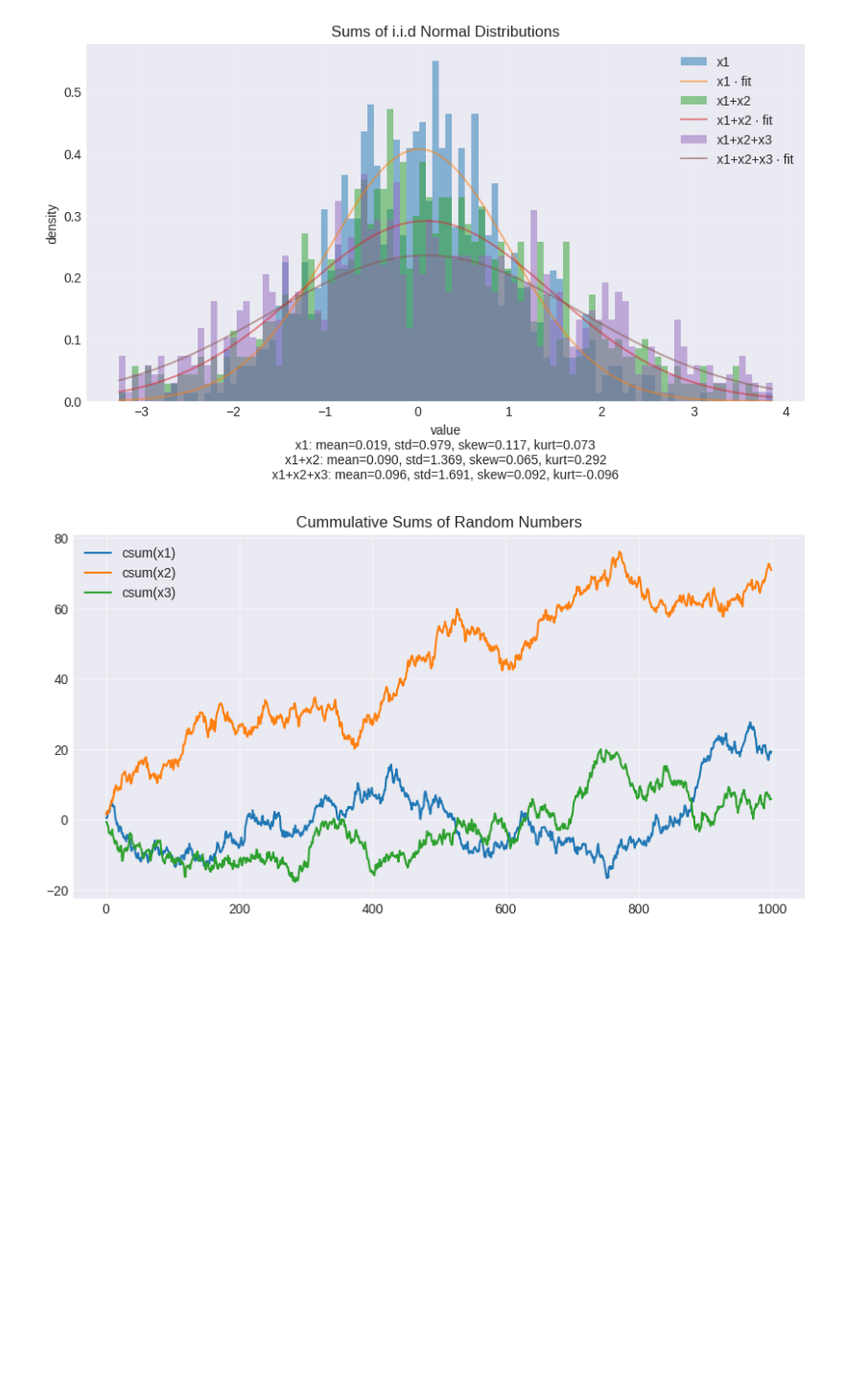
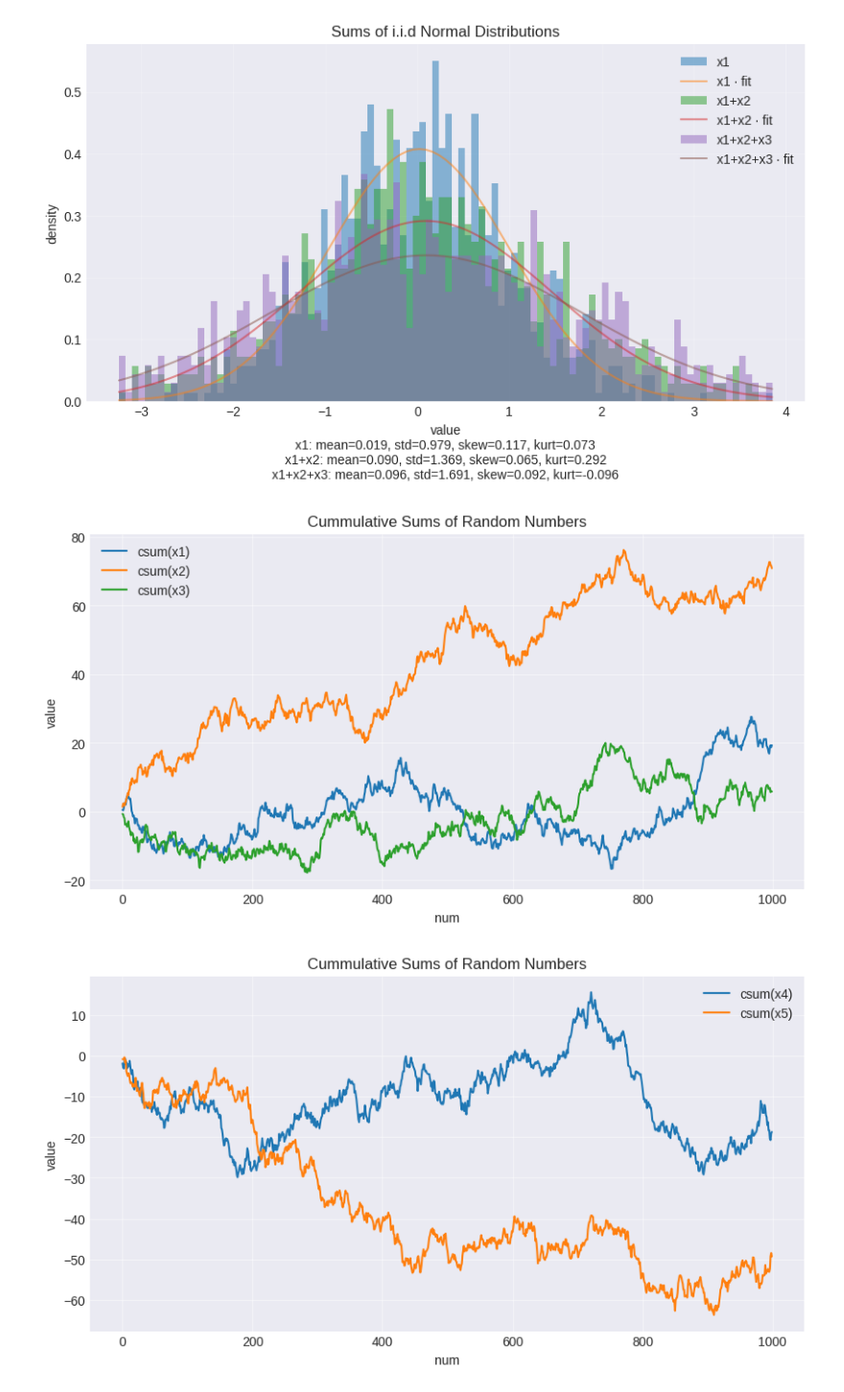
Before and after one commit to Chitaoji/dataplot, a Jupyter notebook: examples/tests.ipynb, the cells around one changed output. Shown: that part at 96% size. Saved outputs shown, nothing was run; the diff lists cells and outputs as text; code cells hidden in the pictures; blank space fills up the shorter version.

```diff
--- a/examples/tests.ipynb
+++ b/examples/tests.ipynb
@@ -25,6 +25,8 @@ print(dp.__version__, dp.__all__)
 import numpy as np
 
 np.random.seed(42)
-x1 : np.ndarray = np.random.randn(1000)
-x2 : np.ndarray = np.random.randn(1000)
-x3 : np.ndarray = np.random.randn(1000)
+a1 : np.ndarray = np.random.randn(1000)
+a2 : np.ndarray = np.random.randn(1000)
+a3 : np.ndarray = np.random.randn(1000)
+a4 : np.ndarray = np.random.randn(1000)
+a5 : np.ndarray = np.random.randn(1000)
@@ -42,7 +39,9 @@ s2.set_plot(title="Sums of i.i.d Normal Distributions").hist()
 # %% [output]
 [figure]
 # %%
-s3 = dp.data([x1, x2, x3]).cumsum()
-s3.set_plot(title="Cummulative Sums of Random Numbers").plot()
+s1 = dp.data([a1, a2, a3, a4, a5]).cumsum()\
+    .set_plot(title="Cummulative Sums of Random Numbers", xlabel="num", ylabel="value")
+s1.batched(3).plot()
 # %% [output]
-[figure, old version]
+[figure, new version]
+[figure, added]
```
Also changed, not shown: parts of 7 cells of this notebook, 2 other files.
